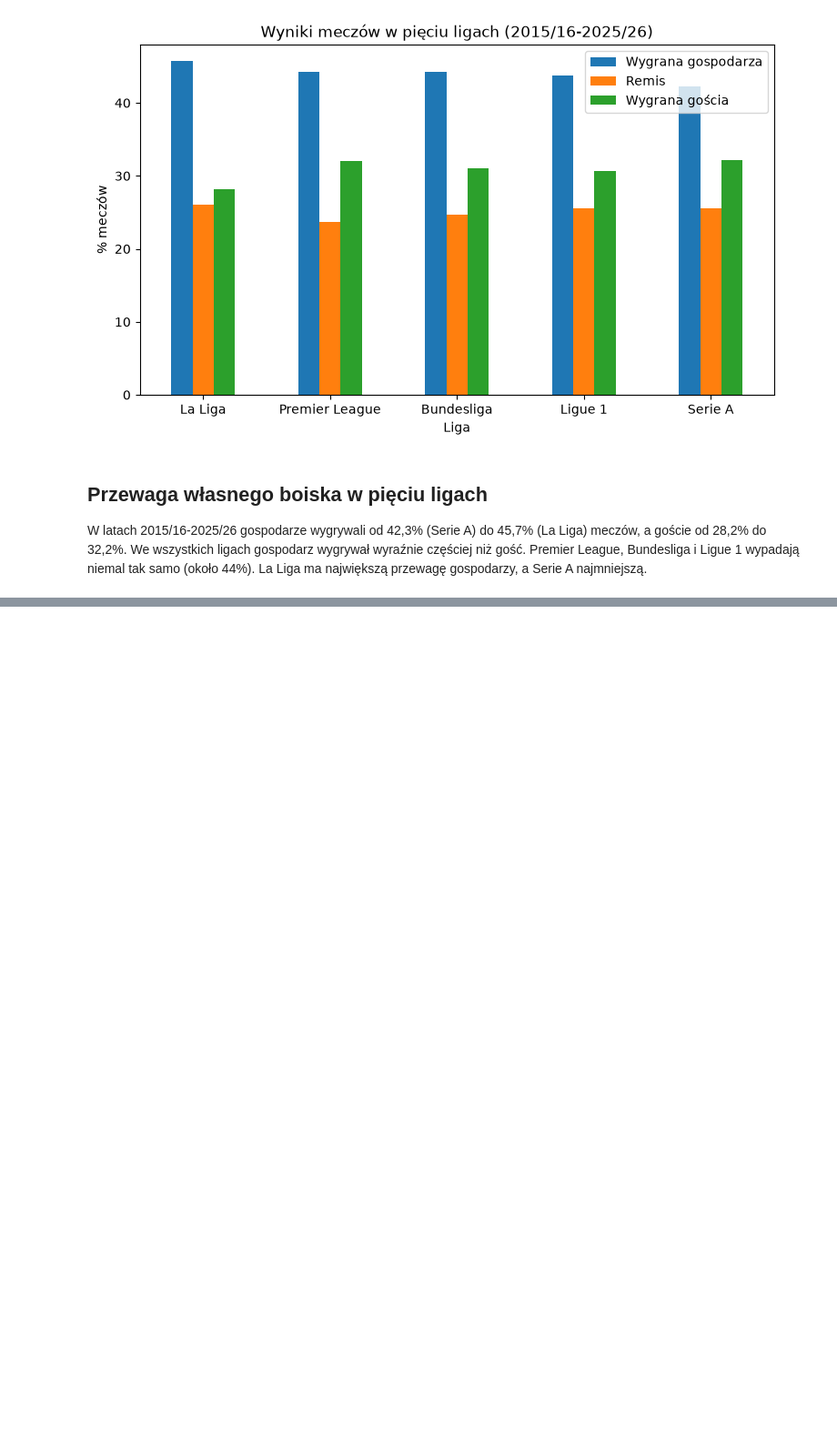
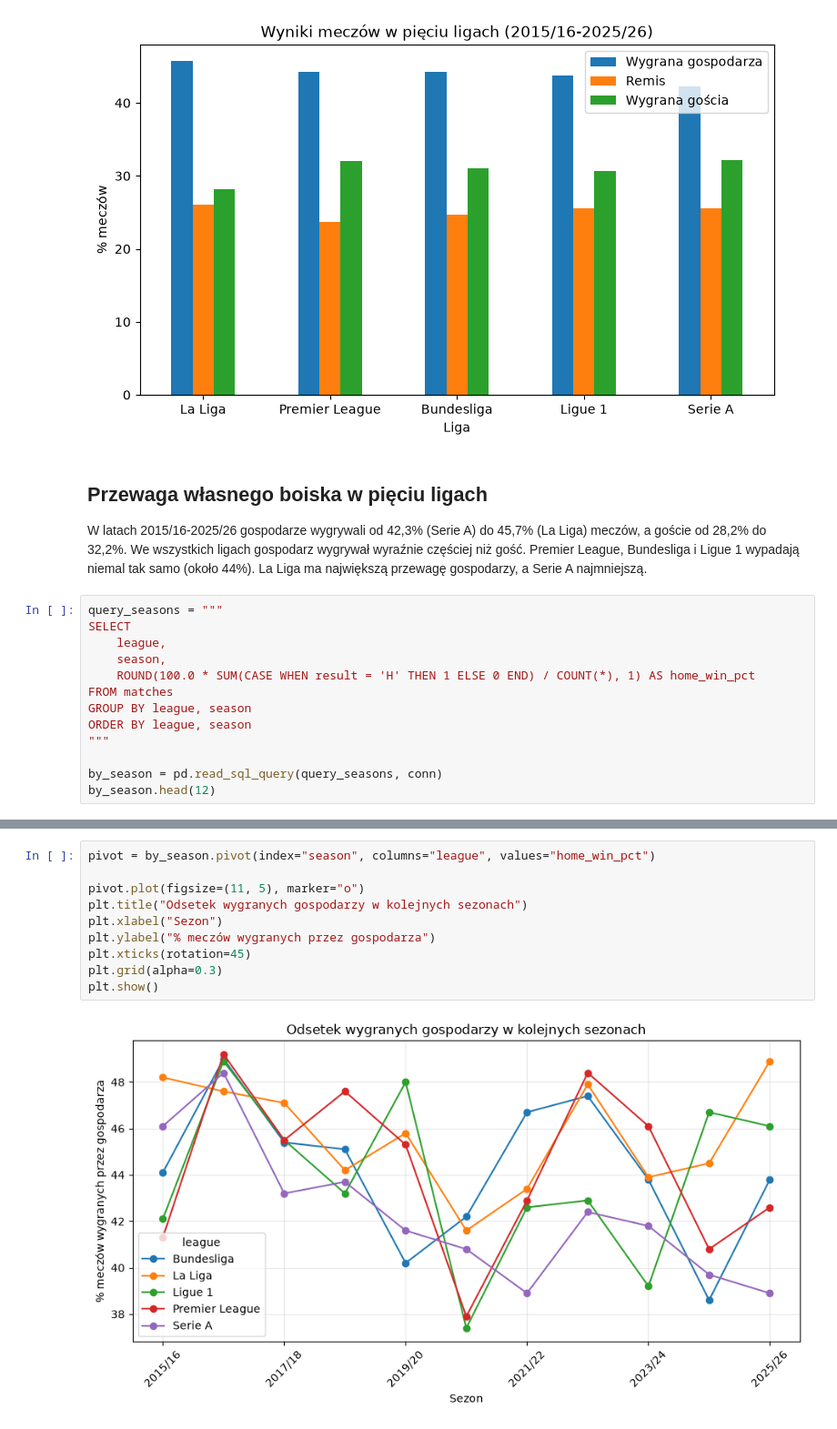
Before and after one commit to igorfliss/football-analysis, a Jupyter notebook: notebooks/01_analysis.ipynb, the cells around one changed output, grey strips where cells are left out. Shown at 91% size. Cells and saved outputs as stored; diff of their text form; blank space fills up the shorter version.

Commit message:
add season analysis

```diff
--- a/notebooks/01_analysis.ipynb
+++ b/notebooks/01_analysis.ipynb
@@ -43,3 +43,16 @@ plt.show()
 ## Przewaga własnego boiska w pięciu ligach
 
 W latach 2015/16-2025/26 gospodarze wygrywali od 42,3% (Serie A) do 45,7% (La Liga) meczów, a goście od 28,2% do 32,2%. We wszystkich ligach gospodarz wygrywał wyraźnie częściej niż gość. Premier League, Bundesliga i Ligue 1 wypadają niemal tak samo (około 44%). La Liga ma największą przewagę gospodarzy, a Serie A najmniejszą.
+# %%
+query_seasons = """
+SELECT
+    league,
+    season,
+    ROUND(100.0 * SUM(CASE WHEN result = 'H' THEN 1 ELSE 0 END) / COUNT(*), 1) AS home_win_pct
+FROM matches
+GROUP BY league, season
+ORDER BY league, season
+"""
+
+by_season = pd.read_sql_query(query_seasons, conn)
+by_season.head(12)
@@ -45,0 +73,12 @@ W latach 2015/16-2025/26 gospodarze wygrywali od 42,3% (Serie A) do 45,7% (La Li
+# %%
+pivot = by_season.pivot(index="season", columns="league", values="home_win_pct")
+
+pivot.plot(figsize=(11, 5), marker="o")
+plt.title("Odsetek wygranych gospodarzy w kolejnych sezonach")
+plt.xlabel("Sezon")
+plt.ylabel("% meczów wygranych przez gospodarza")
+plt.xticks(rotation=45)
+plt.grid(alpha=0.3)
+plt.show()
+# %% [output]
+[figure, added]
```
Also changed, not shown: parts of 3 cells of this notebook.
